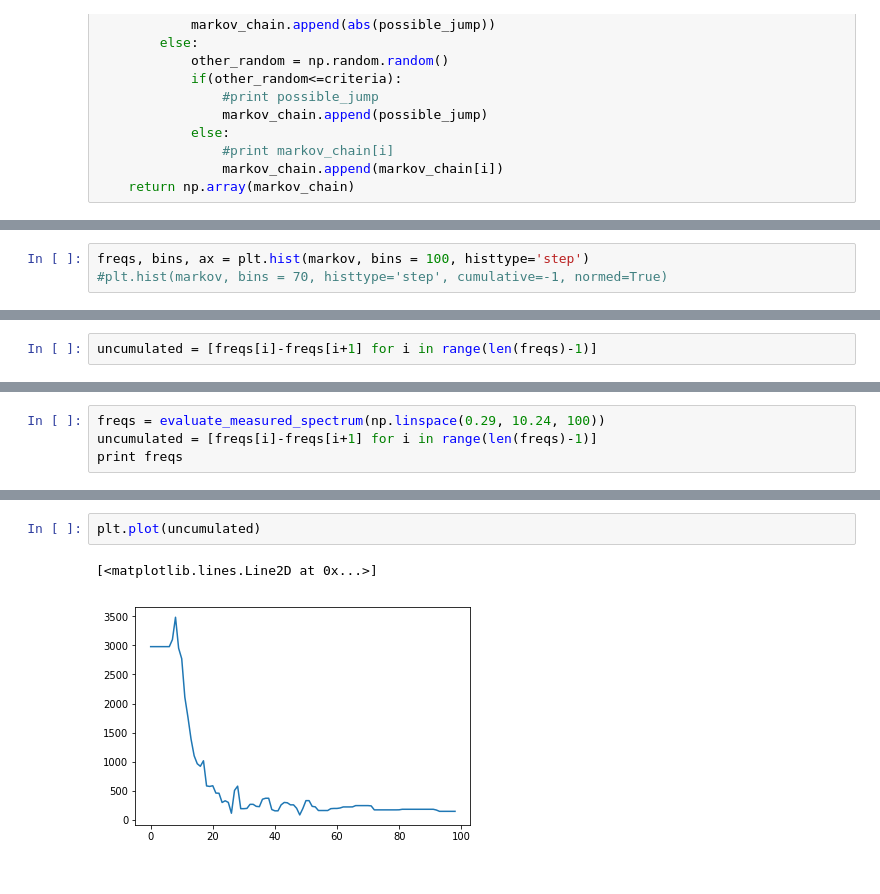
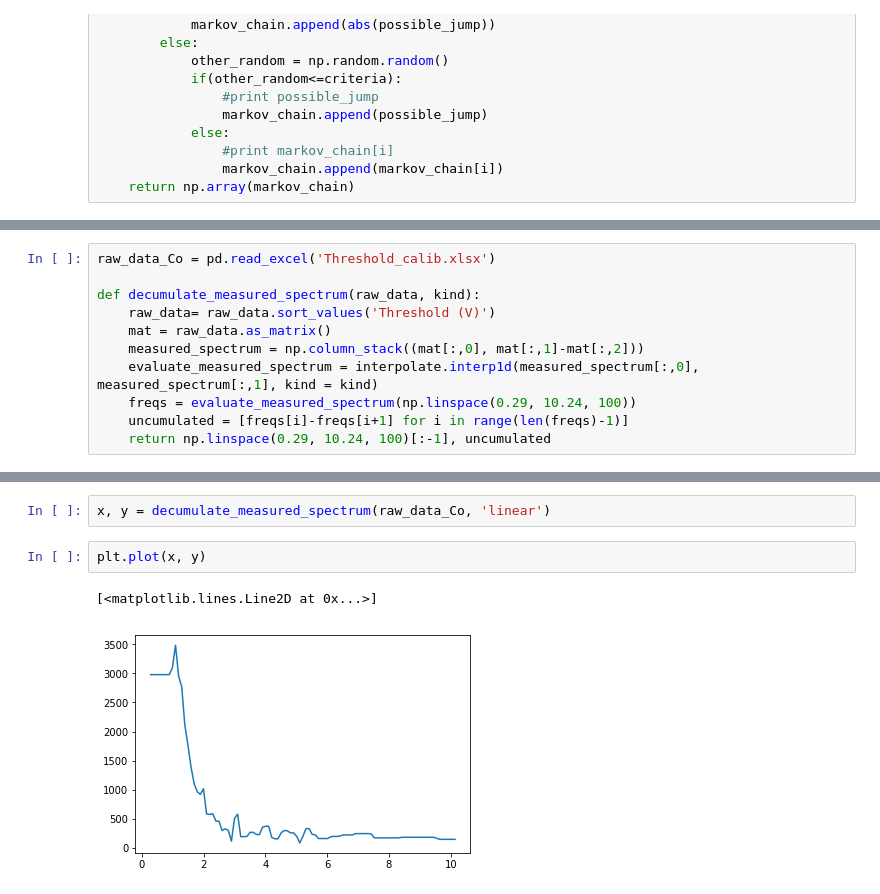
Before and after one commit to LasDes/TP4_Muons, a Jupyter notebook: calculations.ipynb, the cells around one changed output, grey strips where cells are left out. Drawn from its saved outputs; the diff is of its cells as text.

```diff
--- a/calculations.ipynb
+++ b/calculations.ipynb
@@ -229,3 +184,0 @@ markov = MH_Spectrum_Sampling(measured_spectrum, 10000)
-# %%
-freqs, bins, ax = plt.hist(markov, bins = 100, histtype='step')
-#plt.hist(markov, bins = 70, histtype='step', cumulative=-1, normed=True)
@@ -242,2 +184,0 @@ freqs, bins, ax = plt.hist(markov, bins = 100, histtype='step')
-# %%
-uncumulated = [freqs[i]-freqs[i+1] for i in range(len(freqs)-1)]
@@ -249,4 +185,11 @@ plt.plot(abs(np.array(uncumulated)))
 # %%
-freqs = evaluate_measured_spectrum(np.linspace(0.29, 10.24, 100))
-uncumulated = [freqs[i]-freqs[i+1] for i in range(len(freqs)-1)]
-print freqs
+raw_data_Co = pd.read_excel('Threshold_calib.xlsx')
+
+def decumulate_measured_spectrum(raw_data, kind):
+    raw_data= raw_data.sort_values('Threshold (V)')
+    mat = raw_data.as_matrix()
+    measured_spectrum = np.column_stack((mat[:,0], mat[:,1]-mat[:,2]))
+    evaluate_measured_spectrum = interpolate.interp1d(measured_spectrum[:,0], measured_spectrum[:,1], kind = kind)
+    freqs = evaluate_measured_spectrum(np.linspace(0.29, 10.24, 100))
+    uncumulated = [freqs[i]-freqs[i+1] for i in range(len(freqs)-1)]
+    return np.linspace(0.29, 10.24, 100)[:-1], uncumulated
@@ -271,5 +196,7 @@ print freqs
+# %%
+x, y = decumulate_measured_spectrum(raw_data_Co, 'linear')
 # %%
-plt.plot(uncumulated)
+plt.plot(x, y)
 # %% [output]
 [<matplotlib.lines.Line2D at 0x...>]
-[figure, old version]
+[figure, new version]
```
Also changed, not shown: parts of 13 cells of this notebook, 1 other file.
